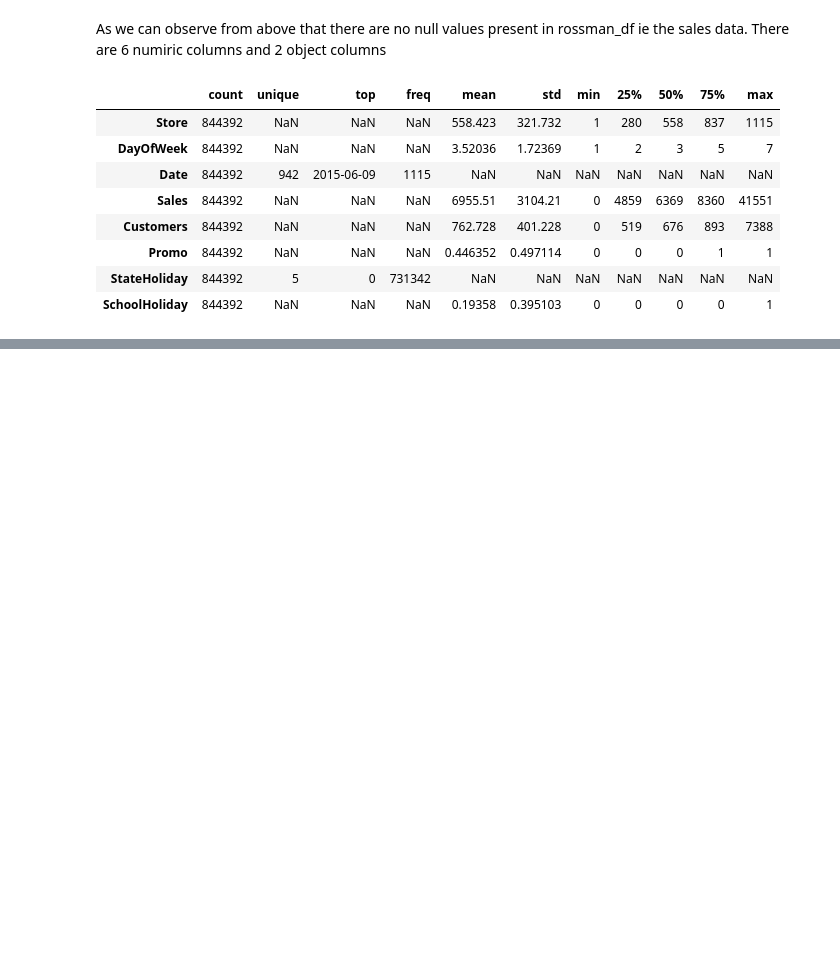
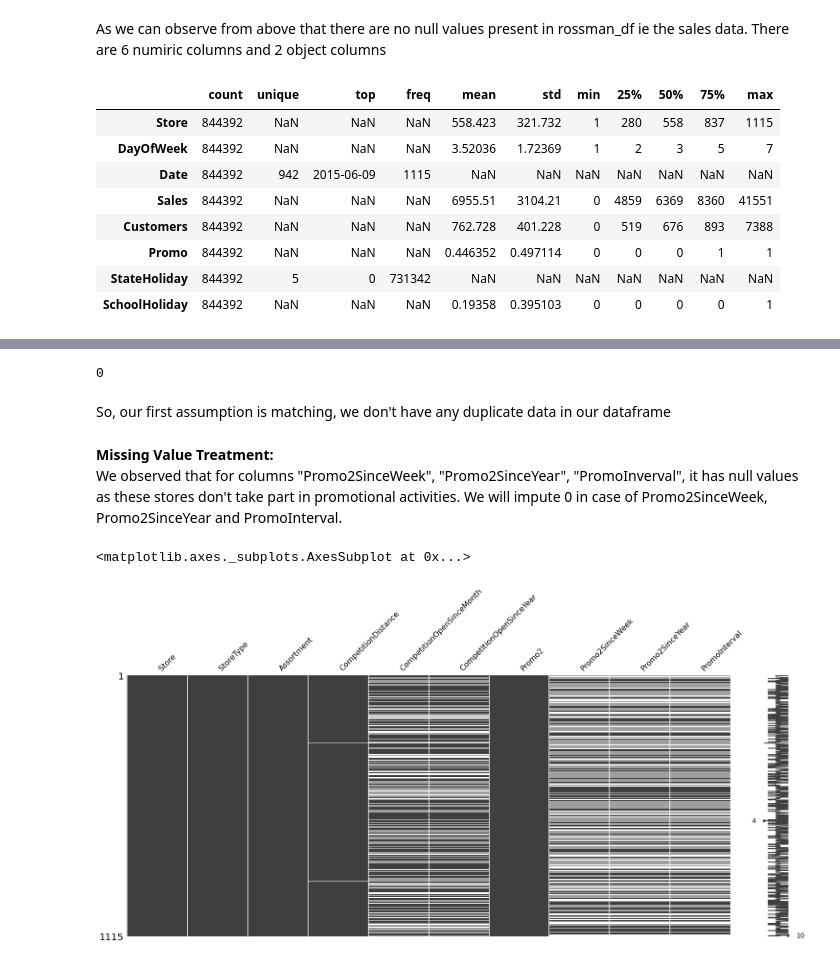
Before and after one commit to agrawalkunal2/RossmannSalesPrediction, a Jupyter notebook: Final_Capstone2_Kunal.ipynb, the cells around one changed output, grey strips where cells are left out. Drawn from its saved outputs; the diff is of its cells as text; code cells hidden in the pictures; blank space fills up the shorter version.

```diff
--- a/Final_Capstone2_Kunal.ipynb
+++ b/Final_Capstone2_Kunal.ipynb
@@ -163,0 +304,17 @@ rossman_df.describe(include="all").transpose()
+# %%
+# finding out duplicate values in rossman_df
+len(data[data.duplicated()])
+# %% [output]
+0
+# %% [markdown]
+So, our first assumption is matching, we don't have any duplicate data in our dataframe
+# %% [markdown]
+**Missing Value Treatment:<br>**
+We observed that for columns "Promo2SinceWeek", "Promo2SinceYear", "PromoInverval", it has null values as these stores don't take part in promotional activities. We will impute 0 in case of Promo2SinceWeek, Promo2SinceYear and PromoInterval.
+# %%
+# trying to identify pattern in null values in store_df
+import missingno as msno
+msno.matrix(store_df)
+# %% [output]
+<matplotlib.axes._subplots.AxesSubplot at 0x...>
+[figure, added]
```
Also changed, not shown: parts of 56 cells of this notebook.
